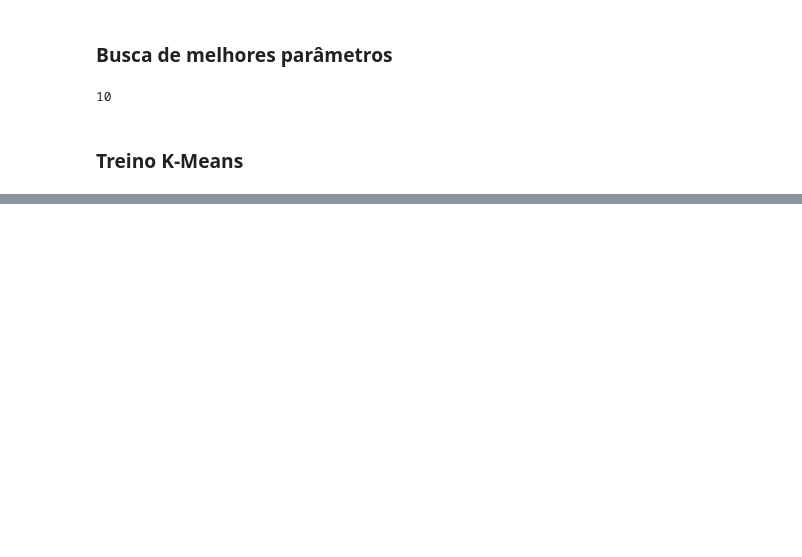
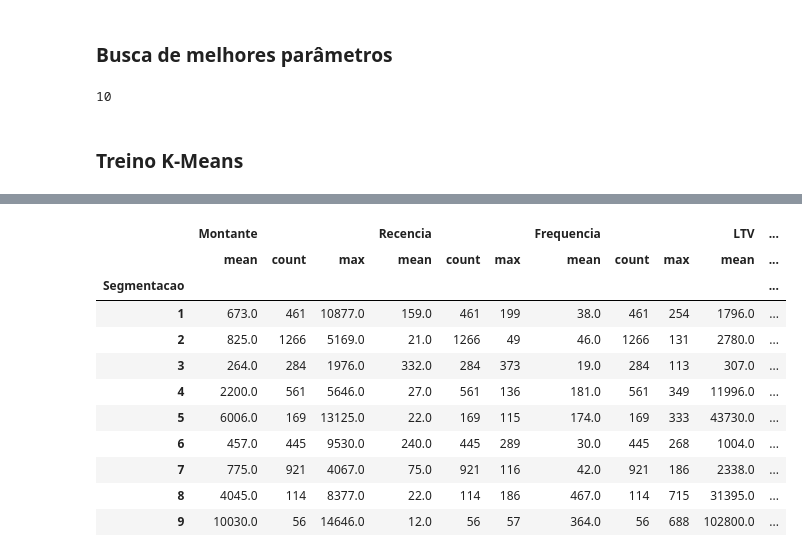
Before and after one commit to wander-asb/Customer_Segmentation, a Jupyter notebook: Segmentação_de_consumidores.ipynb, the cells around one changed output, grey strips where cells are left out. Cells and saved outputs as stored; diff of their text form; code cells hidden in the pictures; blank space fills up the shorter version.

```diff
--- a/Segmentação_de_consumidores.ipynb
+++ b/Segmentação_de_consumidores.ipynb
@@ -411,0 +284,3 @@ for n_clusters in range(3,K_best+1,2):
+# %%
+df_model['Segmentacao'] = labels + 1
+df_model.head()
@@ -411,0 +299,15 @@ for n_clusters in range(3,K_best+1,2):
+# %%
+df_model[['Segmentacao','Montante','Recencia','Frequencia','LTV']].groupby('Segmentacao').agg(['mean','count','max']).round()
+# %% [output]
+|  | Montante |  |  | Recencia |  |  | Frequencia |  |  | LTV | ... |
+|  | mean | count | max | mean | count | max | mean | count | max | mean | ... |
+| Segmentacao |  |  |  |  |  |  |  |  |  |  | ... |
+| 1 | 673.0 | 461 | 10877.0 | 159.0 | 461 | 199 | 38.0 | 461 | 254 | 1796.0 | ... |
+| 2 | 825.0 | 1266 | 5169.0 | 21.0 | 1266 | 49 | 46.0 | 1266 | 131 | 2780.0 | ... |
+| 3 | 264.0 | 284 | 1976.0 | 332.0 | 284 | 373 | 19.0 | 284 | 113 | 307.0 | ... |
+| 4 | 2200.0 | 561 | 5646.0 | 27.0 | 561 | 136 | 181.0 | 561 | 349 | 11996.0 | ... |
+| 5 | 6006.0 | 169 | 13125.0 | 22.0 | 169 | 115 | 174.0 | 169 | 333 | 43730.0 | ... |
+| 6 | 457.0 | 445 | 9530.0 | 240.0 | 445 | 289 | 30.0 | 445 | 268 | 1004.0 | ... |
+| 7 | 775.0 | 921 | 4067.0 | 75.0 | 921 | 116 | 42.0 | 921 | 186 | 2338.0 | ... |
+| 8 | 4045.0 | 114 | 8377.0 | 22.0 | 114 | 186 | 467.0 | 114 | 715 | 31395.0 | ... |
+| 9 | 10030.0 | 56 | 14646.0 | 12.0 | 56 | 57 | 364.0 | 56 | 688 | 102800.0 | ... |
```
Also changed, not shown: parts of 27 cells of this notebook.
